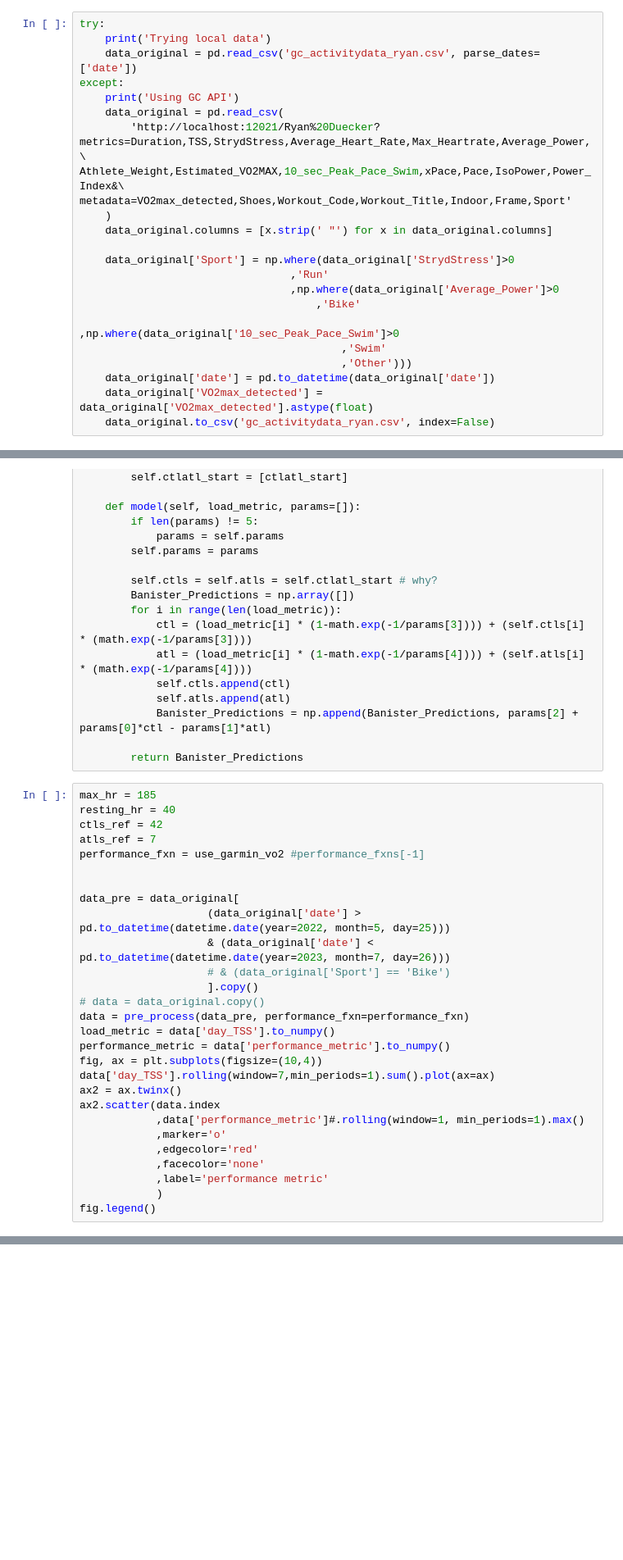
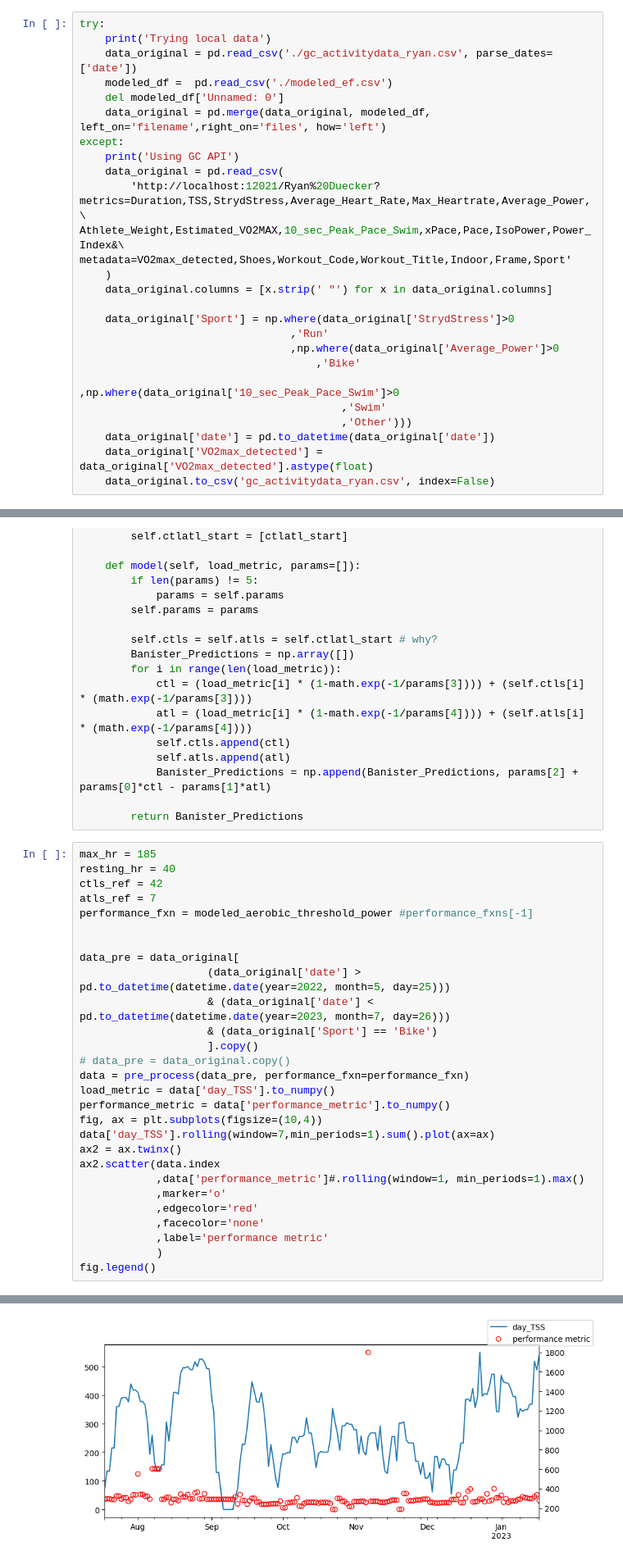
Before and after one commit to RyanAugust/TriNet, a Jupyter notebook: ctl-atl solver.ipynb, the cells around one changed output, grey strips where cells are left out. Shown at 82% size. Drawn from its saved outputs; the diff is of its cells as text; blank space fills up the shorter version.

```diff
--- a/ctl-atl solver.ipynb
+++ b/ctl-atl solver.ipynb
@@ -13,7 +13,10 @@ import datetime
 # %%
 try:
     print('Trying local data')
-    data_original = pd.read_csv('gc_activitydata_ryan.csv', parse_dates=['date'])
+    data_original = pd.read_csv('./gc_activitydata_ryan.csv', parse_dates=['date'])
+    modeled_df =  pd.read_csv('./modeled_ef.csv')
+    del modeled_df['Unnamed: 0']
+    data_original = pd.merge(data_original, modeled_df, left_on='filename',right_on='files', how='left')
 except:
     print('Using GC API')
     data_original = pd.read_csv(
@@ -196,15 +209,15 @@ max_hr = 185
 resting_hr = 40
 ctls_ref = 42
 atls_ref = 7
-performance_fxn = use_garmin_vo2 #performance_fxns[-1]
+performance_fxn = modeled_aerobic_threshold_power #performance_fxns[-1]
 
 
 data_pre = data_original[
                     (data_original['date'] > pd.to_datetime(datetime.date(year=2022, month=5, day=25)))
                     & (data_original['date'] < pd.to_datetime(datetime.date(year=2023, month=7, day=26)))
-                    # & (data_original['Sport'] == 'Bike')
+                    & (data_original['Sport'] == 'Bike')
                     ].copy()
-# data = data_original.copy()
+# data_pre = data_original.copy()
 data = pre_process(data_pre, performance_fxn=performance_fxn)
 load_metric = data['day_TSS'].to_numpy()
 performance_metric = data['performance_metric'].to_numpy()
@@ -219,3 +232,4 @@ ax2.scatter(data.index
             ,label='performance metric'
             )
 fig.legend()
+# %% [output]
@@ -222,3 +237,4 @@ fig.legend()
+[figure, added]
 # %% [markdown]
 ### Execute Model
 # %%
```
Also changed, not shown: parts of 5 cells of this notebook.
